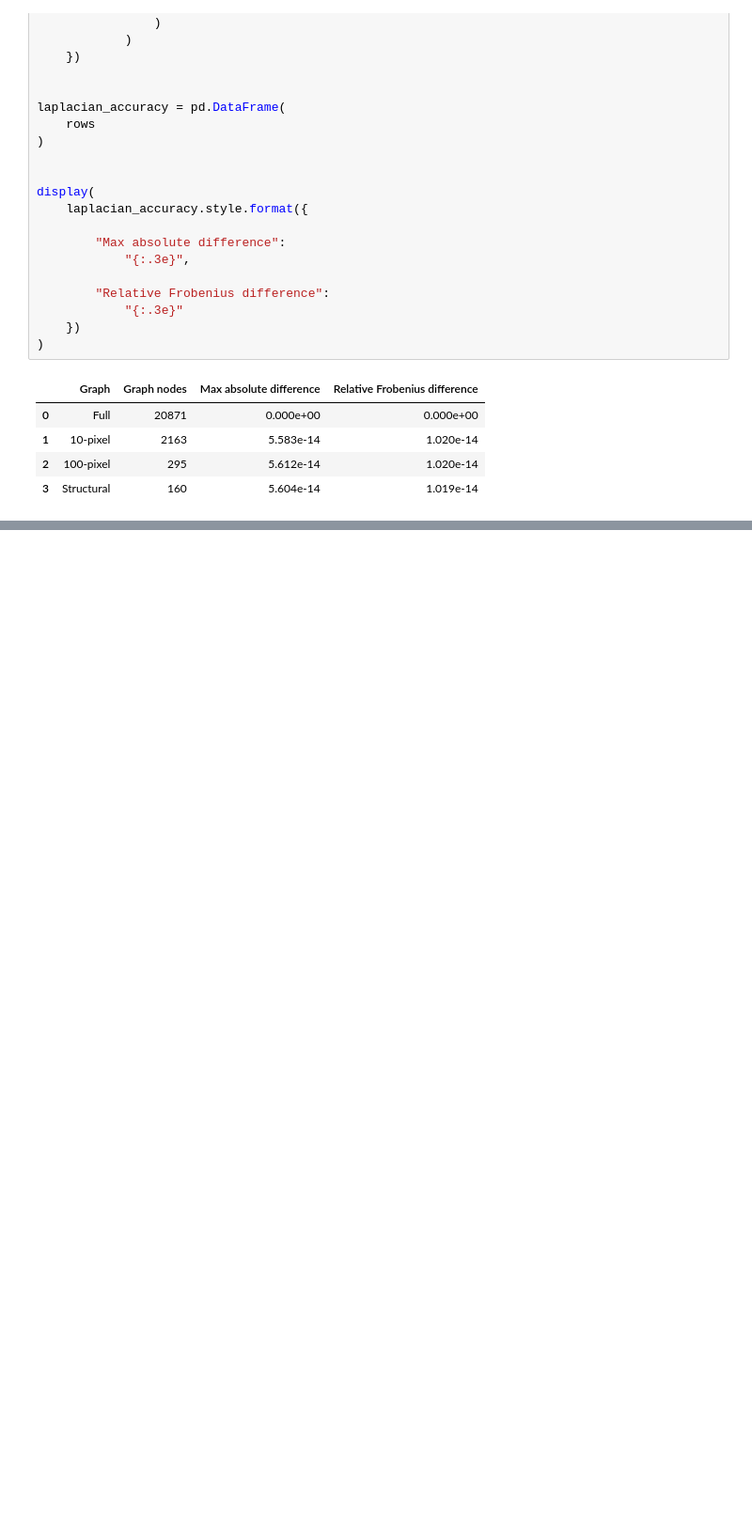
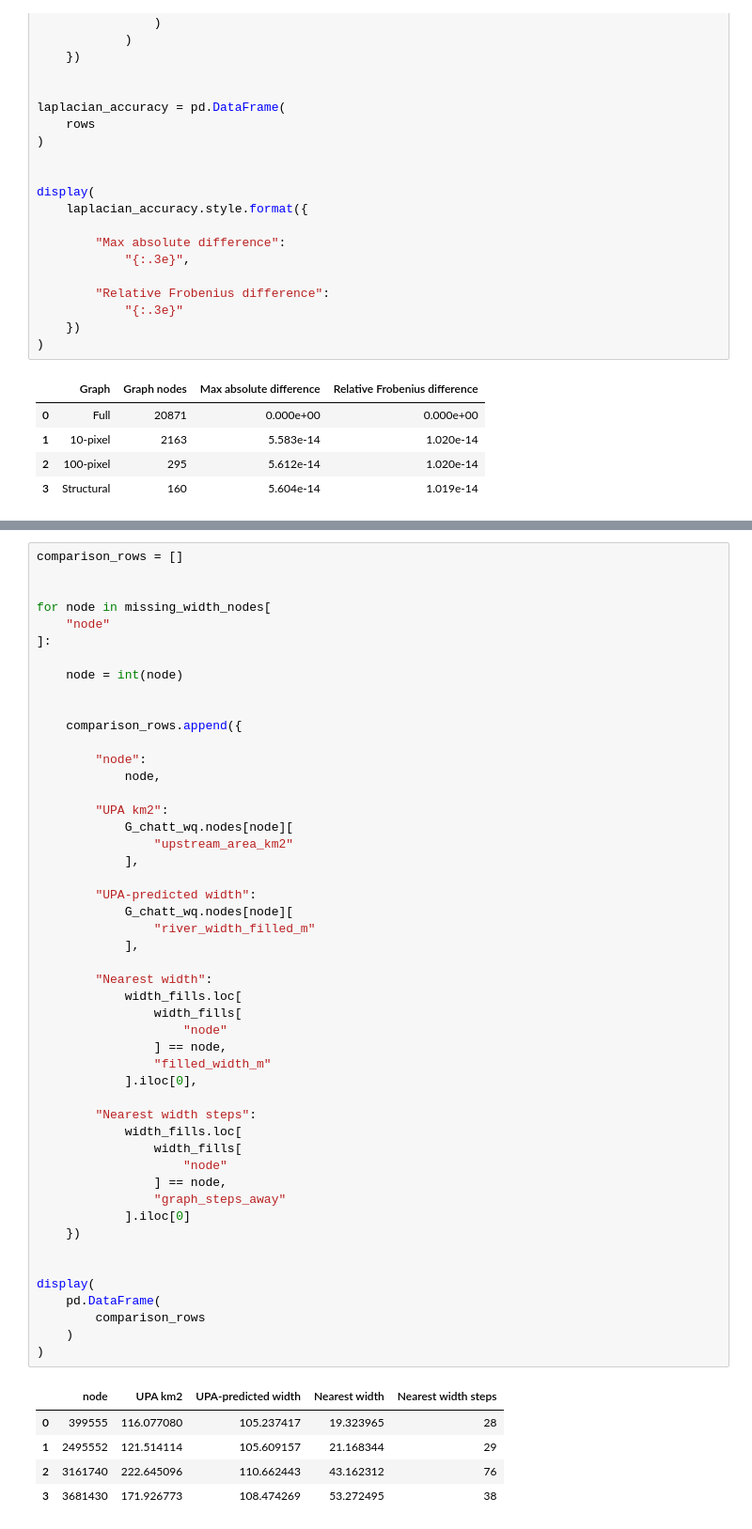
Before and after one commit to andrewc156/rivernets, a Jupyter notebook: chattahoochee_graph.ipynb, the cells around one changed output, grey strips where cells are left out. Shown at 94% size. Drawn from its saved outputs; the diff is of its cells as text; blank space fills up the shorter version.

```diff
--- a/chattahoochee_graph.ipynb
+++ b/chattahoochee_graph.ipynb
@@ -5961,0 +7057,55 @@ display(
+# %%
+comparison_rows = []
+
+
+for node in missing_width_nodes[
+    "node"
+]:
+
+    node = int(node)
+
+
+    comparison_rows.append({
+
+        "node":
+            node,
+
+        "UPA km2":
+            G_chatt_wq.nodes[node][
+                "upstream_area_km2"
+            ],
+
+        "UPA-predicted width":
+            G_chatt_wq.nodes[node][
+                "river_width_filled_m"
+            ],
+
+        "Nearest width":
+            width_fills.loc[
+                width_fills[
+                    "node"
+                ] == node,
+                "filled_width_m"
+            ].iloc[0],
+
+        "Nearest width steps":
+            width_fills.loc[
+                width_fills[
+                    "node"
+                ] == node,
+                "graph_steps_away"
+            ].iloc[0]
+    })
+
+
+display(
+    pd.DataFrame(
+        comparison_rows
+    )
+)
+# %% [output]
+|  | node | UPA km2 | UPA-predicted width | Nearest width | Nearest width steps |
+| 0 | 399555 | 116.077080 | 105.237417 | 19.323965 | 28 |
+| 1 | 2495552 | 121.514114 | 105.609157 | 21.168344 | 29 |
+| 2 | 3161740 | 222.645096 | 110.662443 | 43.162312 | 76 |
+| 3 | 3681430 | 171.926773 | 108.474269 | 53.272495 | 38 |
```
Also changed, not shown: parts of 17 cells of this notebook.
